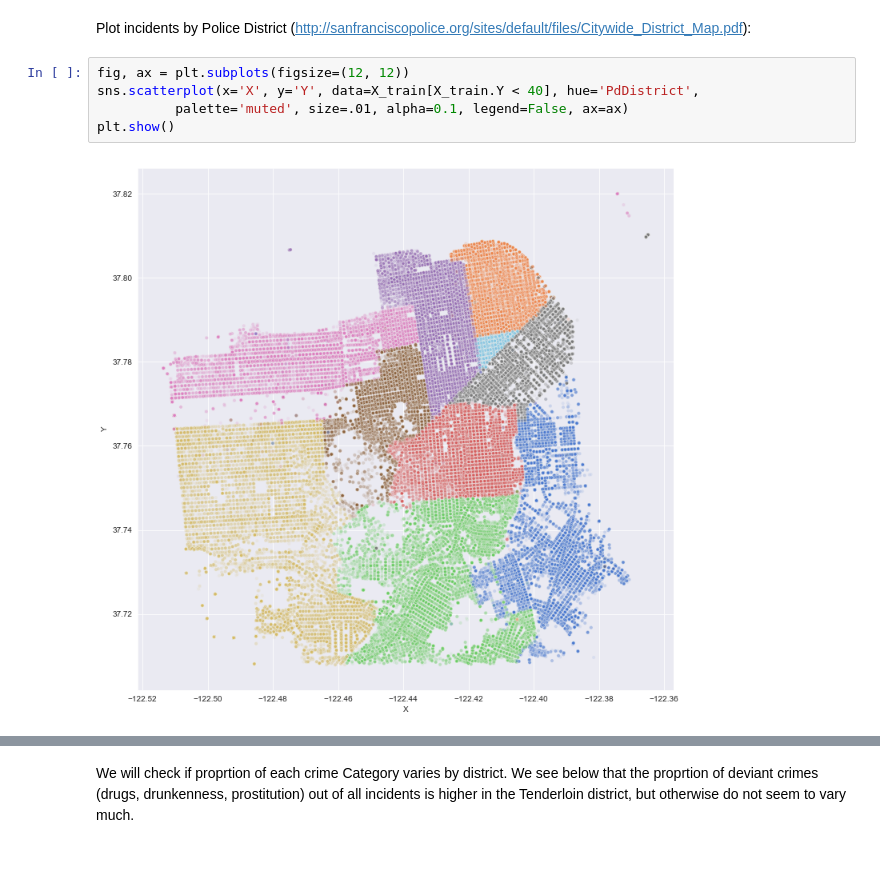
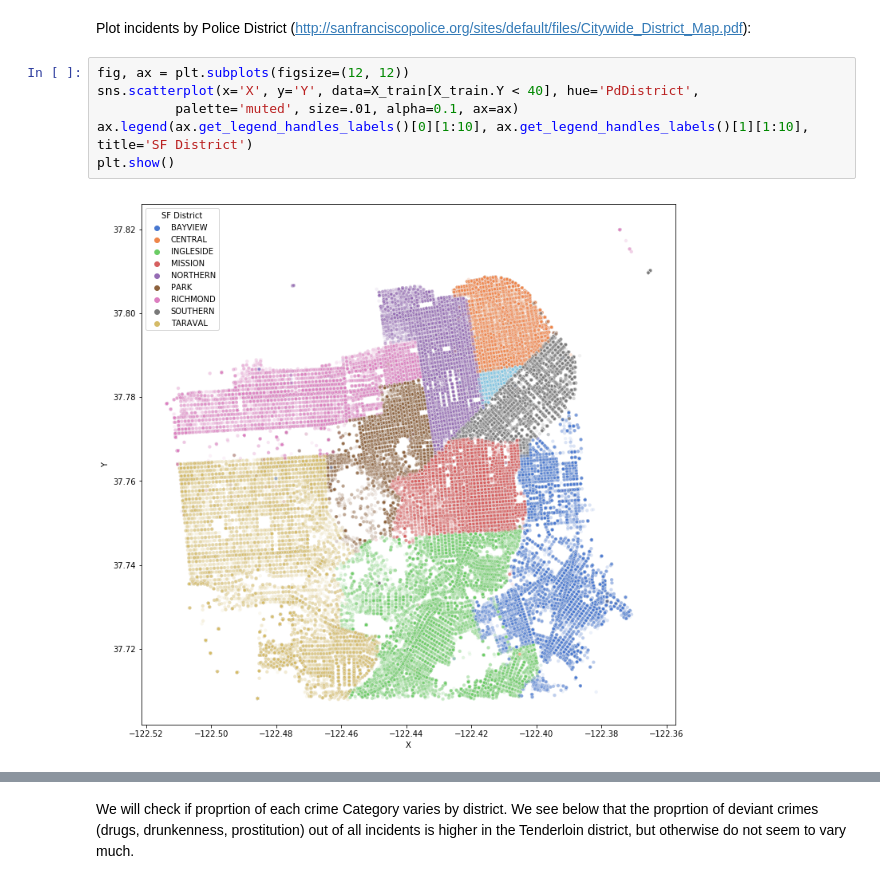
Before and after one commit to yihanw91/sf-crime, a Jupyter notebook: crime.ipynb, the cells around one changed output, grey strips where cells are left out. Saved outputs shown, nothing was run; the diff lists cells and outputs as text.

Commit message:
fixed legends added a map and a time-type histogram

```diff
--- a/crime.ipynb
+++ b/crime.ipynb
@@ -274,7 +299,8 @@ Plot incidents by Police District (http://sanfranciscopolice.org/sites/default/f
 # %%
 fig, ax = plt.subplots(figsize=(12, 12))
 sns.scatterplot(x='X', y='Y', data=X_train[X_train.Y < 40], hue='PdDistrict',
-          palette='muted', size=.01, alpha=0.1, legend=False, ax=ax)
+          palette='muted', size=.01, alpha=0.1, ax=ax)
+ax.legend(ax.get_legend_handles_labels()[0][1:10], ax.get_legend_handles_labels()[1][1:10], title='SF District')
 plt.show()
 # %% [output]
-[figure, old version]
+[figure, new version]
```
Also changed, not shown: parts of 9 cells of this notebook.
